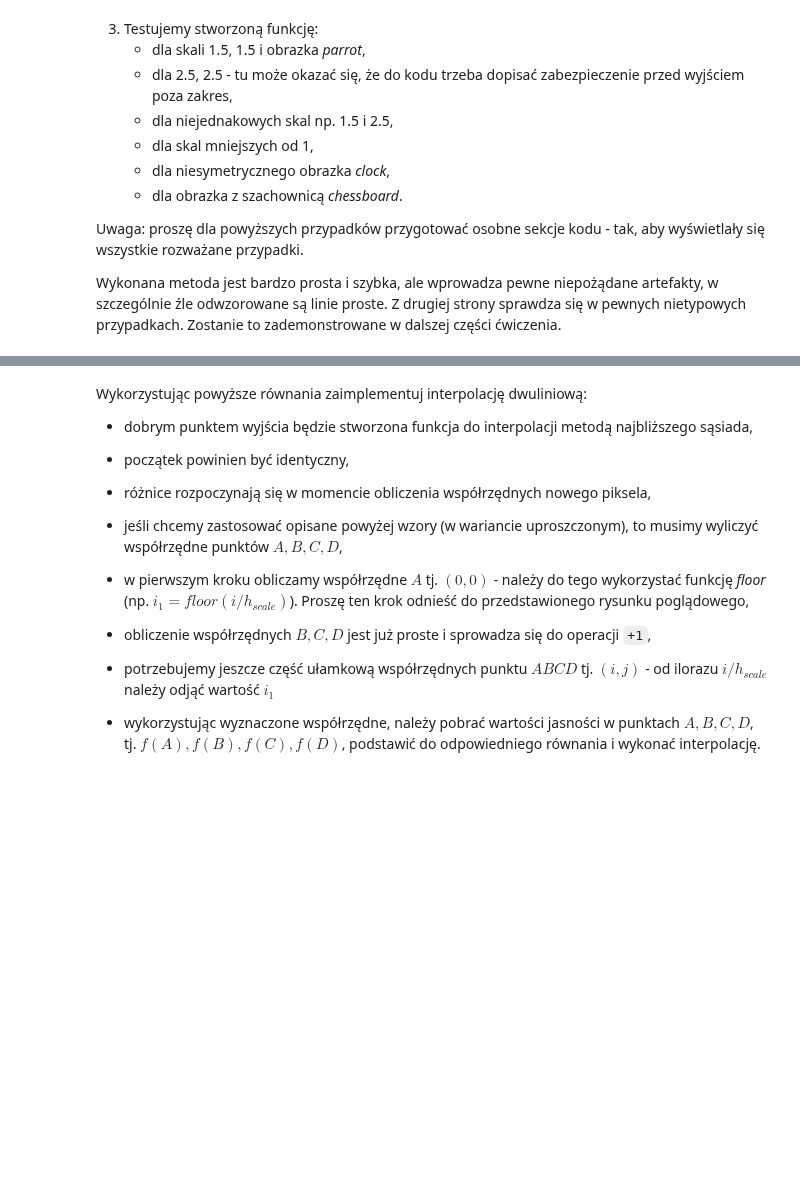
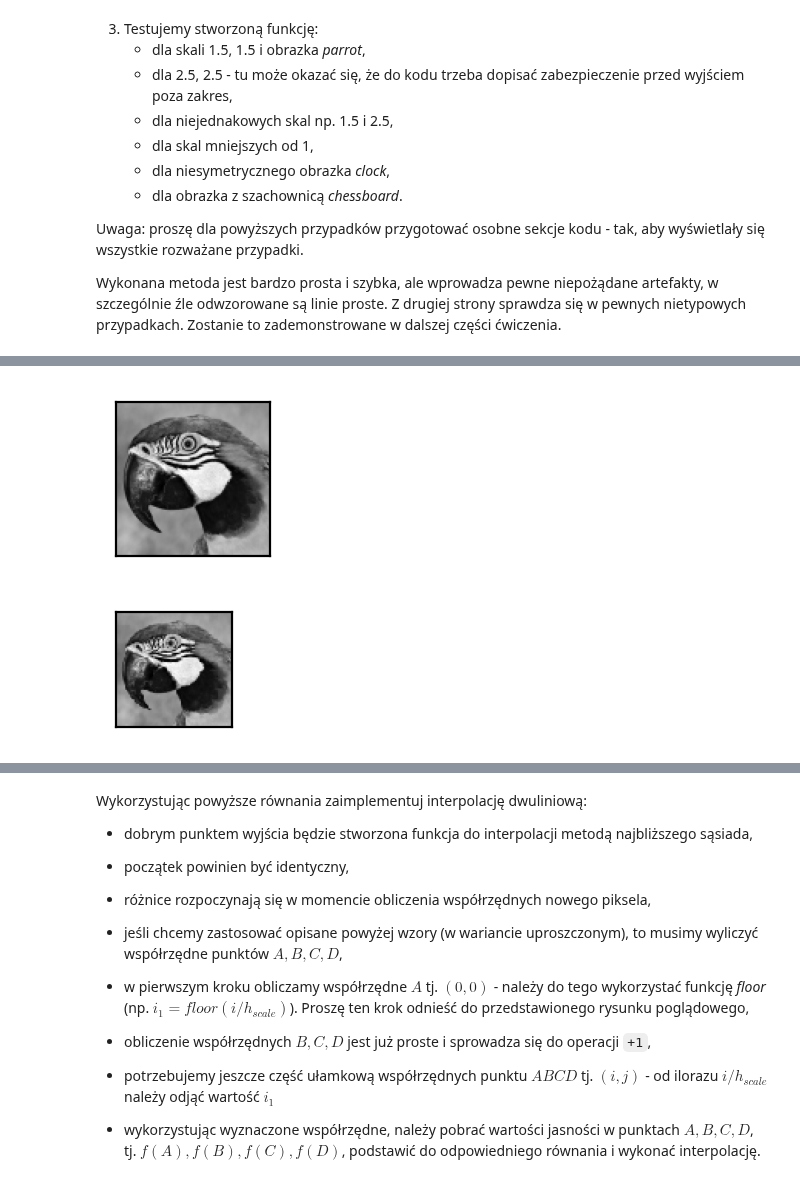
Before and after one commit to sQbanv/Introduction-to-Digital-Image-Processing, a Jupyter notebook: Rozdzielczość obrazów. Interpolacja/05_resolution.ipynb, the cells around one changed output, grey strips where cells are left out. Drawn from its saved outputs; the diff is of its cells as text; code cells hidden in the pictures; blank space fills up the shorter version.

```diff
--- a/Rozdzielczość obrazów. Interpolacja/05_resolution.ipynb
+++ b/Rozdzielczość obrazów. Interpolacja/05_resolution.ipynb
@@ -109,0 +151,6 @@ Zostanie to zademonstrowane w dalszej części ćwiczenia.
+# %%
+draw_img_g(parrot)
+draw_img_g(nearest_neighbour_interpolation(parrot, 0.75, 0.75))
+# %% [output]
+[figure, added]
+[figure, added]
```
Also changed, not shown: parts of 14 cells of this notebook, 5 other files.
